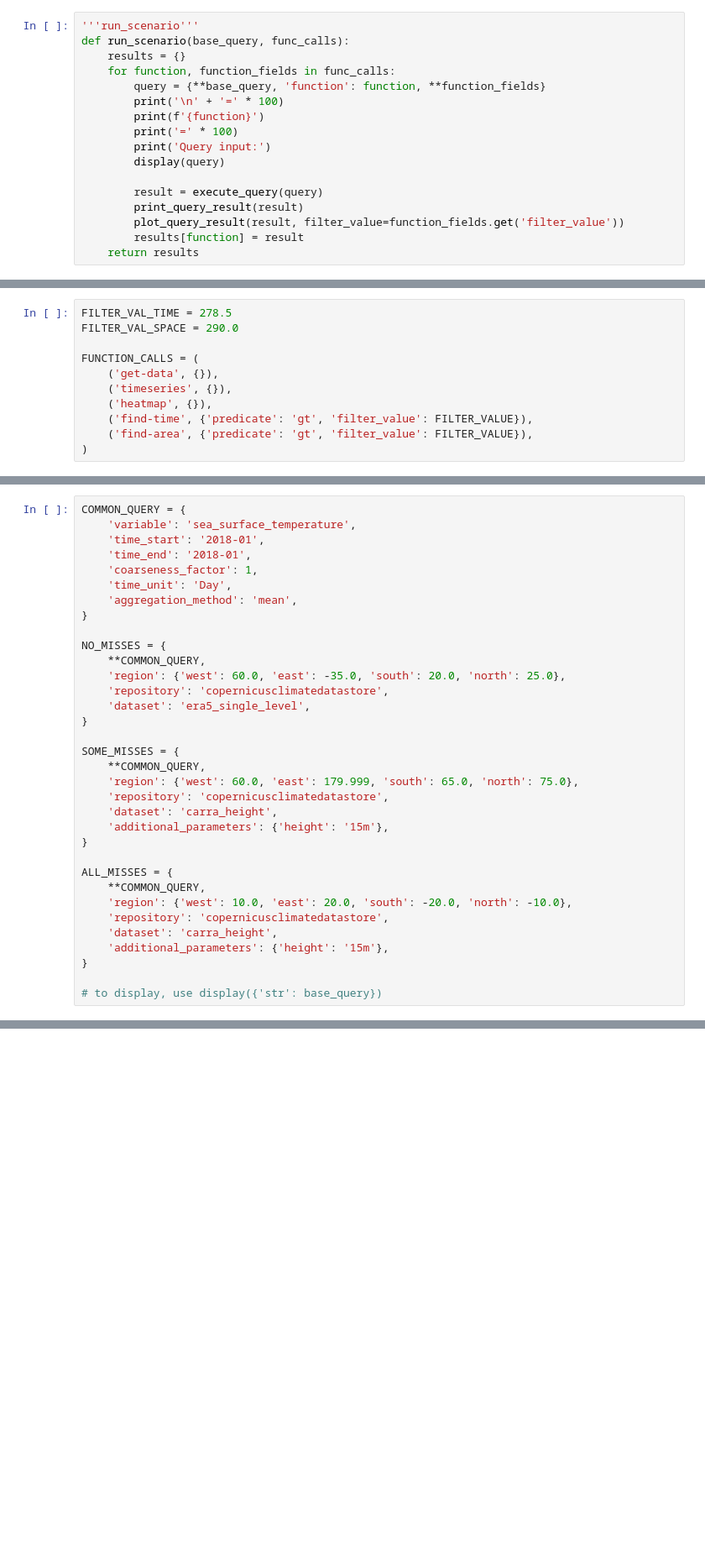
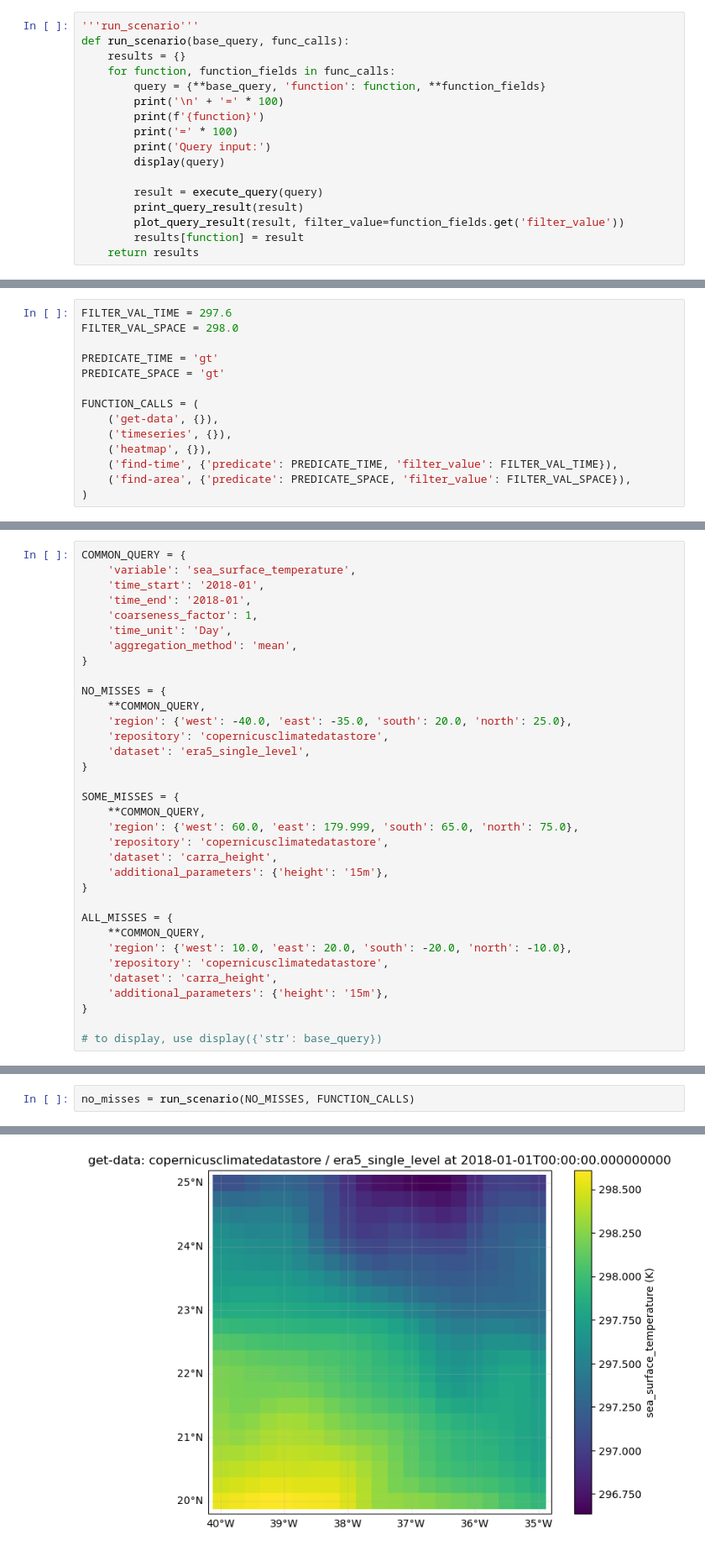
Before and after one commit to ana-e-uk/polar-is, a Jupyter notebook: storage/query_data/query_executor_demo.ipynb, the cells around one changed output, grey strips where cells are left out. Shown at 84% size. Saved outputs shown, nothing was run; the diff lists cells and outputs as text; blank space fills up the shorter version.

Commit message:
test query executor, visualize results

```diff
--- a/storage/query_data/query_executor_demo.ipynb
+++ b/storage/query_data/query_executor_demo.ipynb
@@ -297,12 +479,15 @@ def run_scenario(base_query, func_calls):
 # %%
-FILTER_VAL_TIME = 278.5
-FILTER_VAL_SPACE = 290.0
+FILTER_VAL_TIME = 297.6
+FILTER_VAL_SPACE = 298.0
+
+PREDICATE_TIME = 'gt'
+PREDICATE_SPACE = 'gt'
 
 FUNCTION_CALLS = (
     ('get-data', {}),
     ('timeseries', {}),
     ('heatmap', {}),
-    ('find-time', {'predicate': 'gt', 'filter_value': FILTER_VALUE}),
-    ('find-area', {'predicate': 'gt', 'filter_value': FILTER_VALUE}),
+    ('find-time', {'predicate': PREDICATE_TIME, 'filter_value': FILTER_VAL_TIME}),
+    ('find-area', {'predicate': PREDICATE_SPACE, 'filter_value': FILTER_VAL_SPACE}),
 )
 # %% [markdown]
@@ -319,7 +504,7 @@ COMMON_QUERY = {
 
 NO_MISSES = {
     **COMMON_QUERY,
-    'region': {'west': 60.0, 'east': -35.0, 'south': 20.0, 'north': 25.0},
+    'region': {'west': -40.0, 'east': -35.0, 'south': 20.0, 'north': 25.0},
     'repository': 'copernicusclimatedatastore',
     'dataset': 'era5_single_level',
 }
@@ -347,0 +533,3 @@ ALL_MISSES = {
+# %%
+no_misses = run_scenario(NO_MISSES, FUNCTION_CALLS)
+# %% [output]
@@ -347,0 +584 @@ ALL_MISSES = {
+[figure, added]
```
Also changed, not shown: parts of 24 cells of this notebook.
